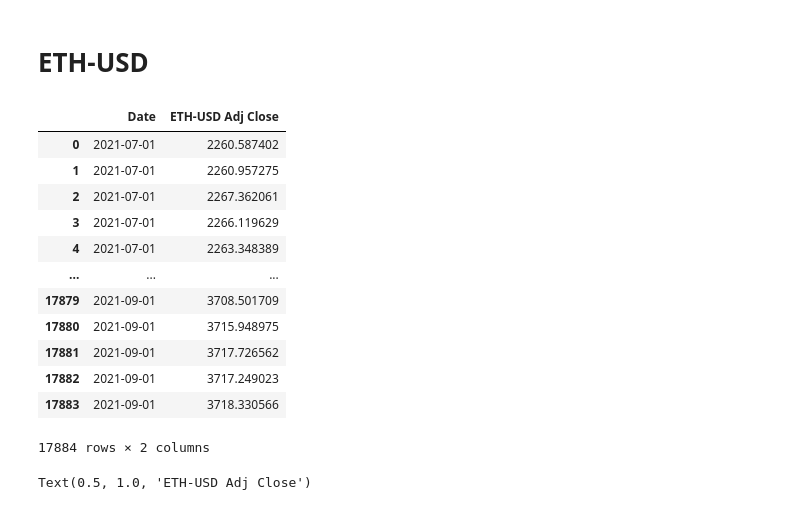
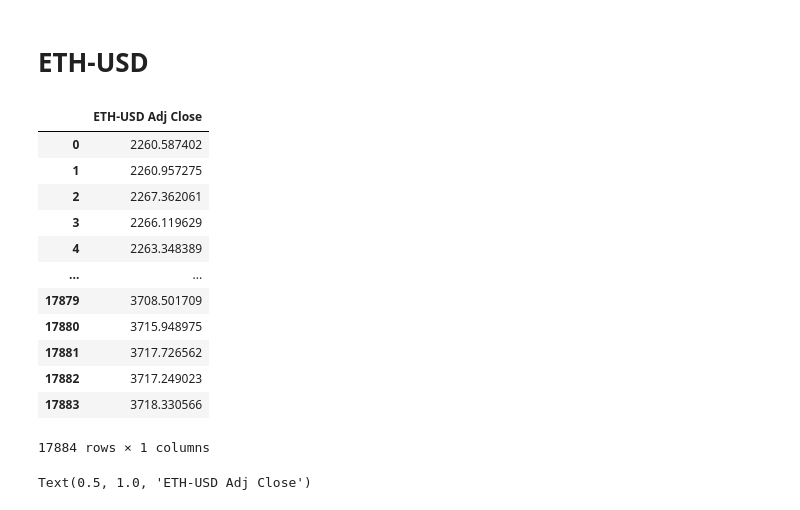
Before and after one commit to bachuamulya/CMF, a Jupyter notebook: dissertation - draft.ipynb, the cells around one changed output. Cells and saved outputs as stored; diff of their text form; code cells hidden in the pictures.

```diff
--- a/dissertation - draft.ipynb
+++ b/dissertation - draft.ipynb
@@ -296,22 +453,22 @@ NameError: name 'LTC' is not defined
 # %% [markdown]
 # ETH-USD
 # %%
-ETH = df[['Date','ETH-USD Adj Close']]
+ETH = df[['ETH-USD Adj Close']]
 ETH
 # %% [output]
-|  | Date | ETH-USD Adj Close |
-| 0 | 2021-07-01 | 2260.587402 |
-| 1 | 2021-07-01 | 2260.957275 |
-| 2 | 2021-07-01 | 2267.362061 |
-| 3 | 2021-07-01 | 2266.119629 |
-| 4 | 2021-07-01 | 2263.348389 |
-| ... | ... | ... |
-| 17879 | 2021-09-01 | 3708.501709 |
-| 17880 | 2021-09-01 | 3715.948975 |
-| 17881 | 2021-09-01 | 3717.726562 |
-| 17882 | 2021-09-01 | 3717.249023 |
-| 17883 | 2021-09-01 | 3718.330566 |
+|  | ETH-USD Adj Close |
+| 0 | 2260.587402 |
+| 1 | 2260.957275 |
+| 2 | 2267.362061 |
+| 3 | 2266.119629 |
+| 4 | 2263.348389 |
+| ... | ... |
+| 17879 | 3708.501709 |
+| 17880 | 3715.948975 |
+| 17881 | 3717.726562 |
+| 17882 | 3717.249023 |
+| 17883 | 3718.330566 |
-17884 rows × 2 columns
+17884 rows × 1 columns
 # %%
 data['ETH-USD Adj Close'].plot(figsize=(13,5), color = 'purple')
 plt.xlabel("5m Interval")
```
Also changed, not shown: parts of 35 cells of this notebook.
